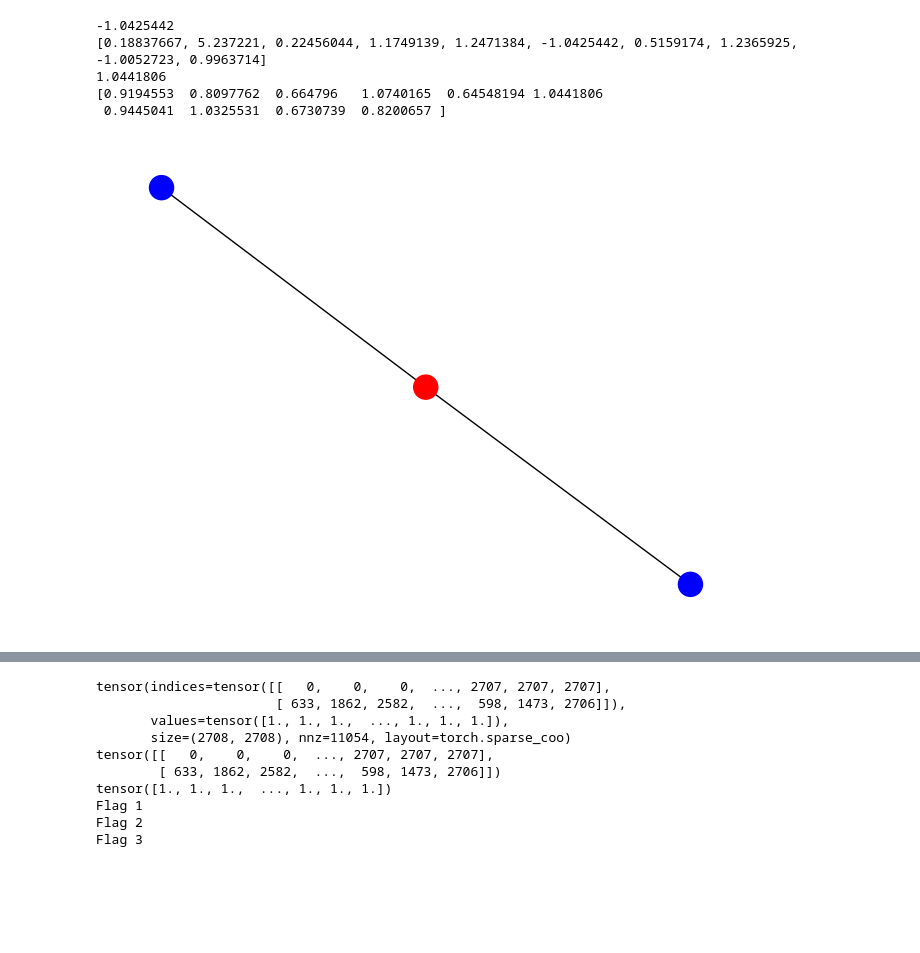
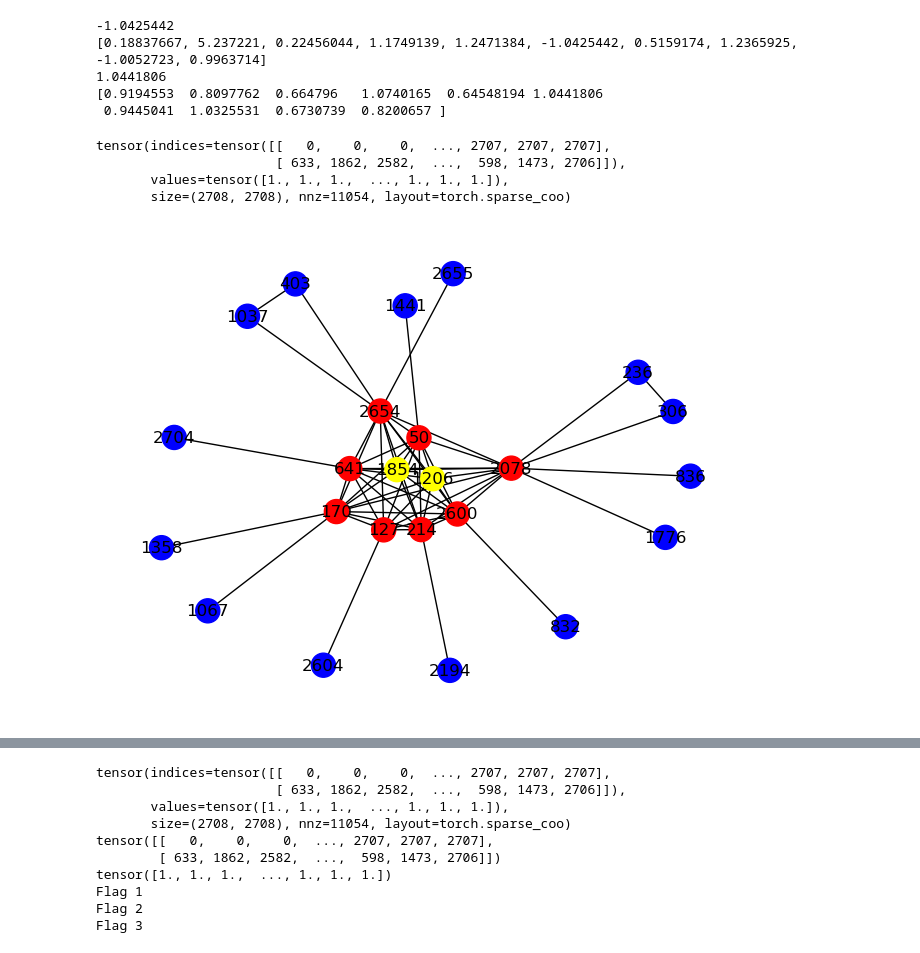
Before and after one commit to Grace-Melchiors/AAU-Dat6-Poison-GAD, a Jupyter notebook: Defence/grace.ipynb, the cells around one changed output, grey strips where cells are left out. Saved outputs shown, nothing was run; the diff lists cells and outputs as text; code cells hidden in the pictures; blank space fills up the shorter version.

```diff
--- a/Defence/grace.ipynb
+++ b/Defence/grace.ipynb
@@ -1086,37 +1102,45 @@ def plot_node_subgraph(edge_index, node_indexs, anomaly_list = [], with_labels =
     # Get neighbors
     neighbors = get_subset_neighbors(node_indexs, edge_index.indices())
     neighbors = torch.cat([neighbors, node_indexs])
 
     # Get subgraph
     subgraph = torch_geometric.utils.subgraph(neighbors, edge_index.indices(), edge_index.values())
 
     G = nx.Graph()
     transgraph = torch.transpose(subgraph[0], 0, 1).numpy()
     G.add_edges_from(transgraph)
 
     # plot
     color_map = []
     for node in G:
         if node in anomaly_list:
             if node in node_indexs:
                 color_map.append('red')
             else:
                 color_map.append('yellow')
         else:
             if node in node_indexs:
                 color_map.append('green')
             else:
                 color_map.append('blue')
 
     nx.draw(G, node_color=color_map, with_labels=with_labels)
 
-
+print
 
 edge_data = testingModel.edge_index
-indexs = torch.tensor([target_list[0]])
-plot_node_subgraph(edge_data, indexs, anomaly_list = anomaly_list)
+indexs = torch.tensor([2654])
+index = 6
+indexs = torch.tensor(anomaly_list[index:index+1])
+indexs = torch.tensor([641, 170, 127, 214, 2654, 2078, 2600, 50])
+print(edge_data)
+plot_node_subgraph(edge_data, indexs, anomaly_list = anomaly_list, with_labels = True)
 # %% [output]
+tensor(indices=tensor([[   0,    0,    0,  ..., 2707, 2707, 2707],
+                       [ 633, 1862, 2582,  ...,  598, 1473, 2706]]),
+       values=tensor([1., 1., 1.,  ..., 1., 1., 1.]),
+       size=(2708, 2708), nnz=11054, layout=torch.sparse_coo)
-[figure, old version]
+[figure, new version]
 # %%
 indexs = torch.tensor(range(0, 11))
 plot_node_subgraph(edge_data, indexs, anomaly_list = anomaly_list, with_labels = True)
```
Also changed, not shown: parts of 8 cells of this notebook, 4 other files.
